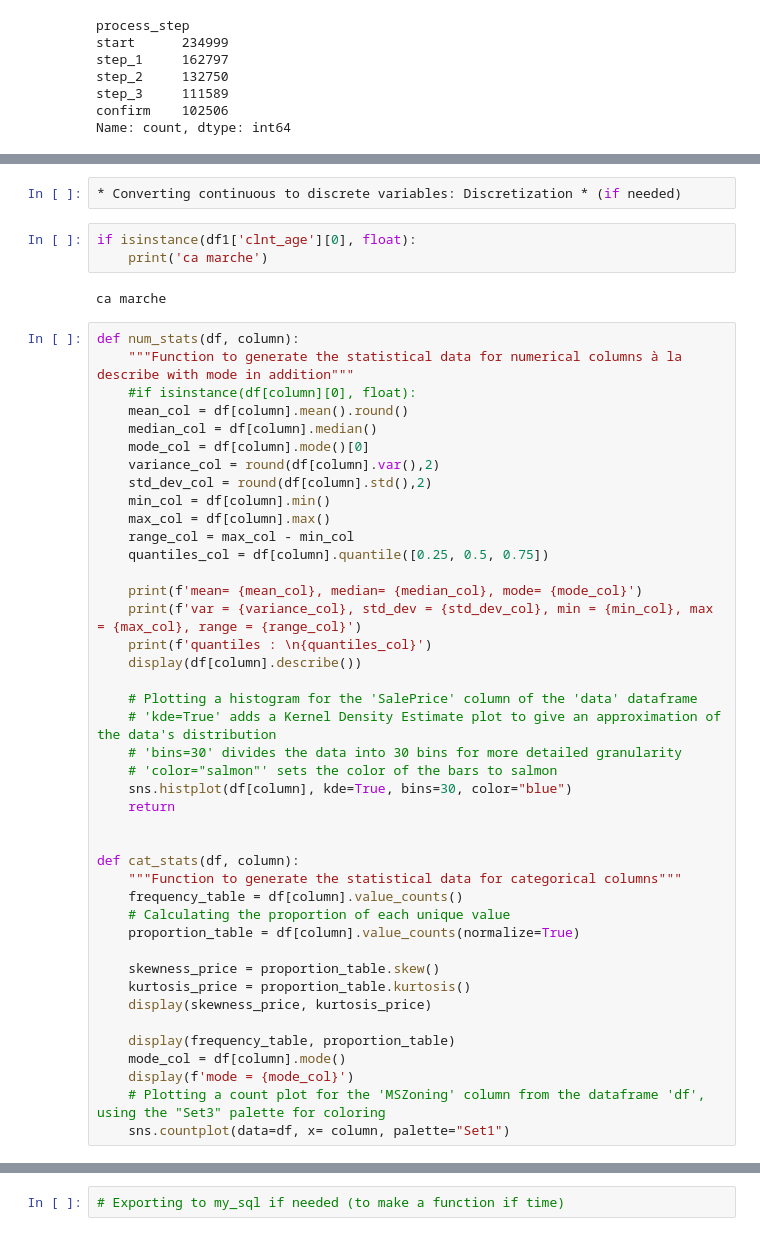
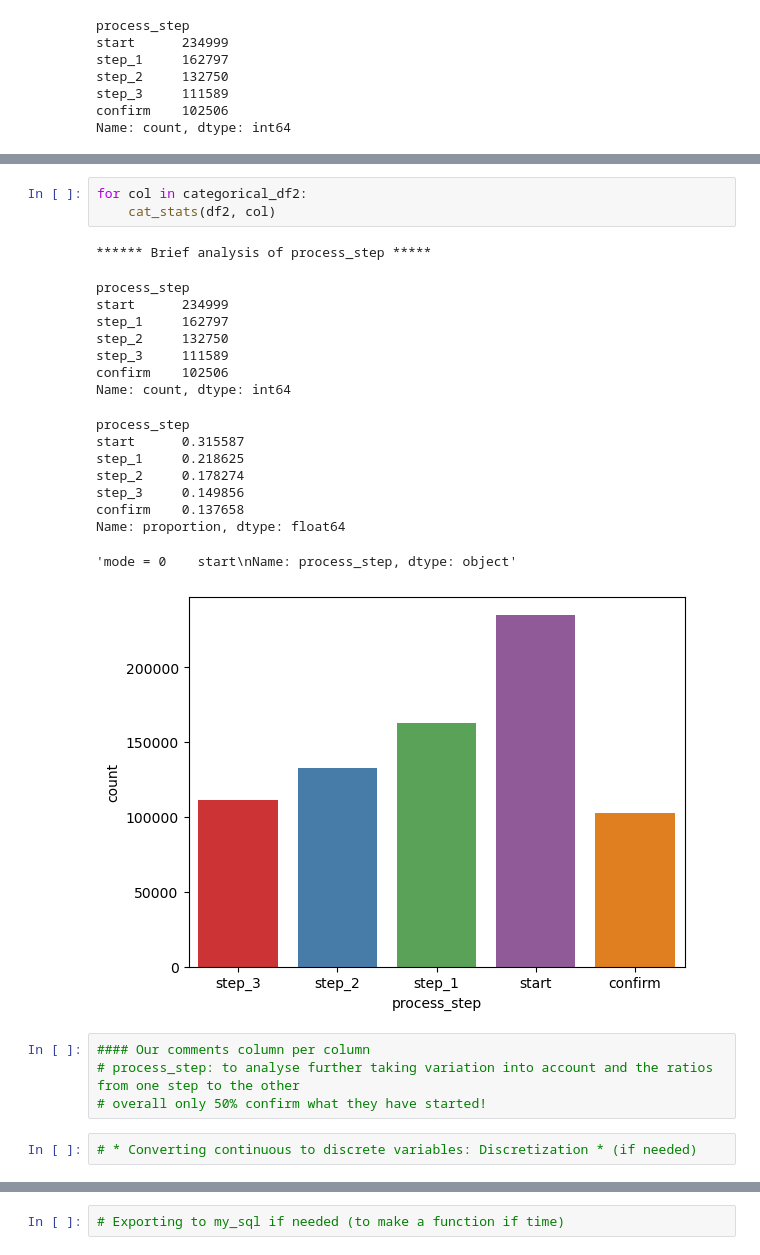
Before and after one commit to javierpeyriere/vanguard-ab-test, a Jupyter notebook: notebooks/vanguard-ab-test-work.ipynb, the cells around one changed output, grey strips where cells are left out. Saved outputs shown, nothing was run; the diff lists cells and outputs as text.

```diff
--- a/notebooks/vanguard-ab-test-work.ipynb
+++ b/notebooks/vanguard-ab-test-work.ipynb
@@ -247,50 +389,28 @@ pandas.core.series.Series
 # %%
-* Converting continuous to discrete variables: Discretization * (if needed)
+for col in categorical_df2:
+    cat_stats(df2, col)
+# %% [output]
+****** Brief analysis of process_step *****
+process_step
+start      234999
+step_1     162797
+step_2     132750
+step_3     111589
+confirm    102506
+Name: count, dtype: int64
+process_step
+start      0.315587
+step_1     0.218625
+step_2     0.178274
+step_3     0.149856
+confirm    0.137658
+Name: proportion, dtype: float64
+'mode = 0    start\nName: process_step, dtype: object'
+[figure, added]
-# %%
-if isinstance(df1['clnt_age'][0], float):
-    print('ca marche')
-# %% [output]
-ca marche
+# %%
+#### Our comments column per column
+# process_step: to analyse further taking variation into account and the ratios from one step to the other
+# overall only 50% confirm what they have started!
 # %%
-def num_stats(df, column):
-    """Function to generate the statistical data for numerical columns à la describe with mode in addition"""
-    #if isinstance(df[column][0], float):
-    mean_col = df[column].mean().round()
-    median_col = df[column].median()
-    mode_col = df[column].mode()[0]
-    variance_col = round(df[column].var(),2)
-    std_dev_col = round(df[column].std(),2)
-    min_col = df[column].min()
-    max_col = df[column].max()
-    range_col = max_col - min_col
-    quantiles_col = df[column].quantile([0.25, 0.5, 0.75])
-
-    print(f'mean= {mean_col}, median= {median_col}, mode= {mode_col}')
-    print(f'var = {variance_col}, std_dev = {std_dev_col}, min = {min_col}, max = {max_col}, range = {range_col}')
-    print(f'quantiles : \n{quantiles_col}')
-    display(df[column].describe())
-
-    # Plotting a histogram for the 'SalePrice' column of the 'data' dataframe
-    # 'kde=True' adds a Kernel Density Estimate plot to give an approximation of the data's distribution
-    # 'bins=30' divides the data into 30 bins for more detailed granularity
-    # 'color="salmon"' sets the color of the bars to salmon
-    sns.histplot(df[column], kde=True, bins=30, color="blue")
-    return
-
-
-def cat_stats(df, column):
-    """Function to generate the statistical data for categorical columns"""
-    frequency_table = df[column].value_counts()
-    # Calculating the proportion of each unique value
-    proportion_table = df[column].value_counts(normalize=True)
-
-    skewness_price = proportion_table.skew()
-    kurtosis_price = proportion_table.kurtosis()
-    display(skewness_price, kurtosis_price)
-
-    display(frequency_table, proportion_table)
-    mode_col = df[column].mode()
-    display(f'mode = {mode_col}')
-    # Plotting a count plot for the 'MSZoning' column from the dataframe 'df', using the "Set3" palette for coloring
-    sns.countplot(data=df, x= column, palette="Set1")
+# * Converting continuous to discrete variables: Discretization * (if needed)
 # %%
```
Also changed, not shown: parts of 25 cells of this notebook.
